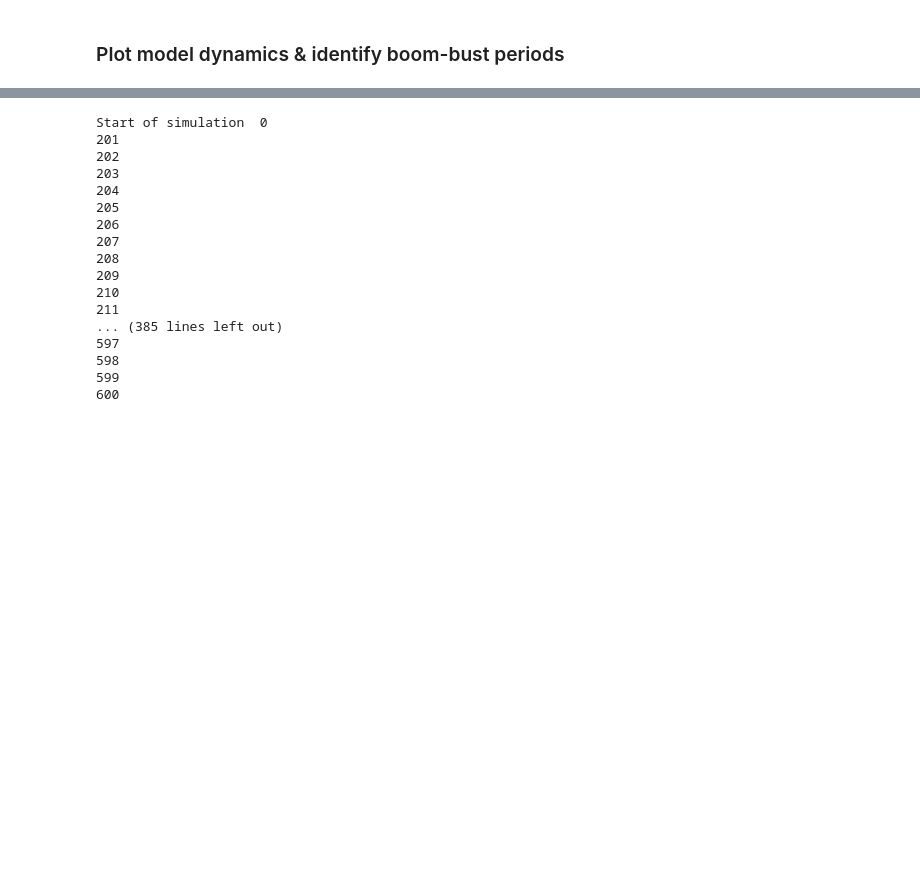
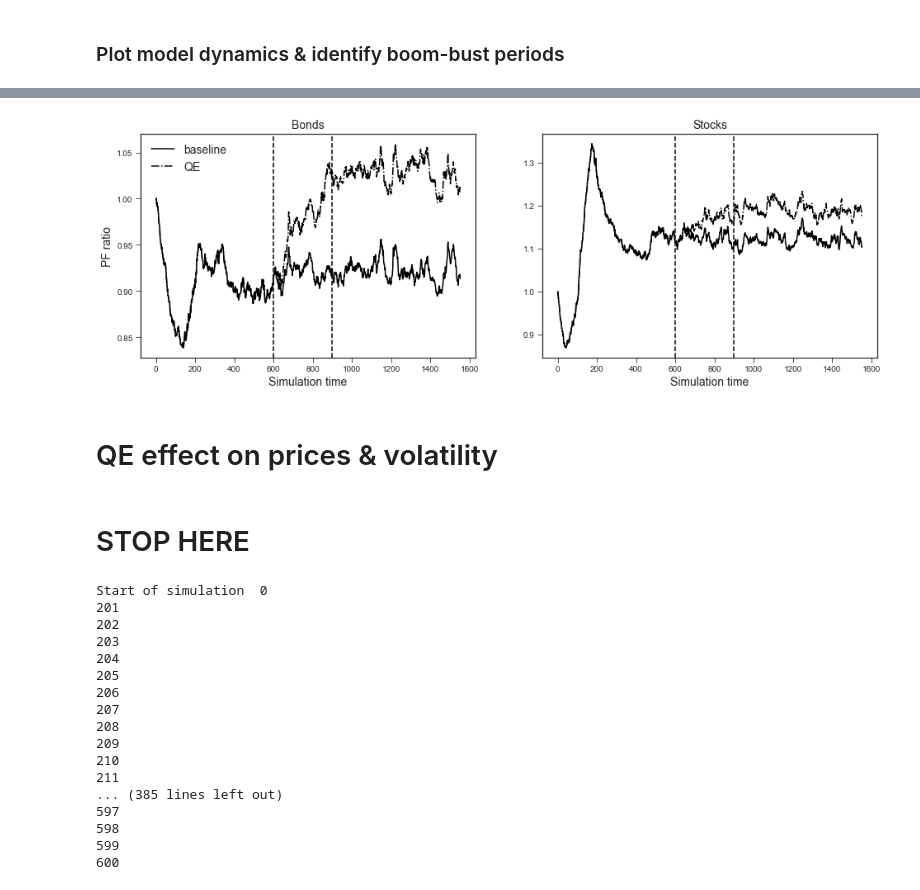
Before and after one commit to joerischasfoort/qe-inequality, a Jupyter notebook: QE-asset-cycles.ipynb, the cells around one changed output, grey strips where cells are left out. Cells and saved outputs as stored; diff of their text form; code cells hidden in the pictures; blank space fills up the shorter version.

```diff
--- a/QE-asset-cycles.ipynb
+++ b/QE-asset-cycles.ipynb
@@ -114,0 +110,11 @@ fig.savefig('non_QE_dynamics.png', dpi=200)
+# %%
+trdrs_qe = []
+orbs_qe = []
+central_banks_qe = []
+
+for seed in range(NRUNS):
+    traders_qe, central_bank_qe, orderbook_qe = init_objects_qe_ineq(params, seed)
+    traders_qe, central_bank_qe, orderbook_qe = qe_ineq_model(traders_qe, central_bank_qe, orderbook_qe, params, seed)
+    central_banks_qe.append(central_bank_qe)
+    trdrs_qe.append(traders_qe)
+    orbs_qe.append(orderbook_qe)
@@ -115,3 +139,43 @@ fig.savefig('non_QE_dynamics.png', dpi=200)
+# %%
+asset_prices_qe = []
+asset_fundamentals_qe = []
+asset_volumes_qe = []
+
+for idx, a in enumerate(params['asset_types']):
+    ap_qe = pd.DataFrame([orbs_qe[run][idx].tick_close_price for run in range(NRUNS)]).transpose()
+    asset_prices_qe.append(ap_qe)
+
+    fn_qe = pd.DataFrame([orbs_qe[run][idx].fundamental for run in range(NRUNS)]).transpose()
+    asset_fundamentals_qe.append(fn_qe)
+
+    av_qe = pd.DataFrame([[sum(v) for v in orbs_qe[run][idx].transaction_volumes_history] for run in range(NRUNS)]).transpose()
+    asset_volumes_qe.append(av)
+# %%
+fig, (ax1, ax2) = plt.subplots(1, 2, figsize=(16,5))
+
+ax1.set_title('Bonds', fontsize='14')
+ax2.set_title('Stocks', fontsize='14')
+
+ax1.plot(asset_prices[0].index, (asset_prices[0].mean(axis=1) / asset_fundamentals[0].mean(axis=1))[:], 'k-', label='baseline')
+ax1.plot(asset_prices_qe[0].index, (asset_prices_qe[0].mean(axis=1) / asset_fundamentals_qe[0].mean(axis=1))[:], 'k-.', label='QE')
+ax1.set_ylabel('PF ratio', fontsize='14')
+ax1.legend(loc='best', fontsize='14')
+
+ax2.plot(asset_prices[1].index, asset_prices[1].mean(axis=1) / asset_fundamentals[1].mean(axis=1), 'k-', label='baseline')
+ax2.plot(asset_prices_qe[1].index, asset_prices_qe[1].mean(axis=1) / asset_fundamentals_qe[1].mean(axis=1), 'k-.', label='QE')
+
+for ax in [ax1, ax2]:
+    ax.axvline(params["qe_start"], color='k', linestyle='--')
+    ax.axvline(params["qe_end"], color='k', linestyle='--')
+    ax.set_xlabel('Simulation time', fontsize='14')
+
+fig.savefig('QE_steady_state.png', dpi=200)
+# %% [output]
+[figure, added]
+# %% [markdown]
+# QE effect on prices & volatility
+# %% [markdown]
+# STOP HERE
 # %%
 params["qe_perc_size"] = 0.60
 params["qe_start"] = 1
```
Also changed, not shown: parts of 9 cells of this notebook, 2 other files.
